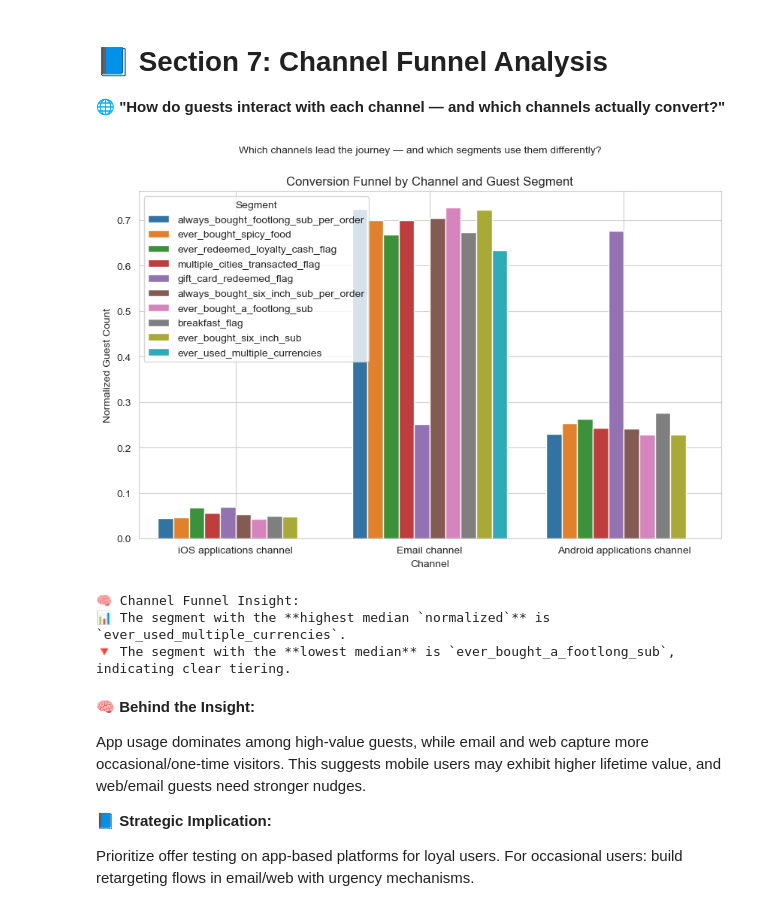
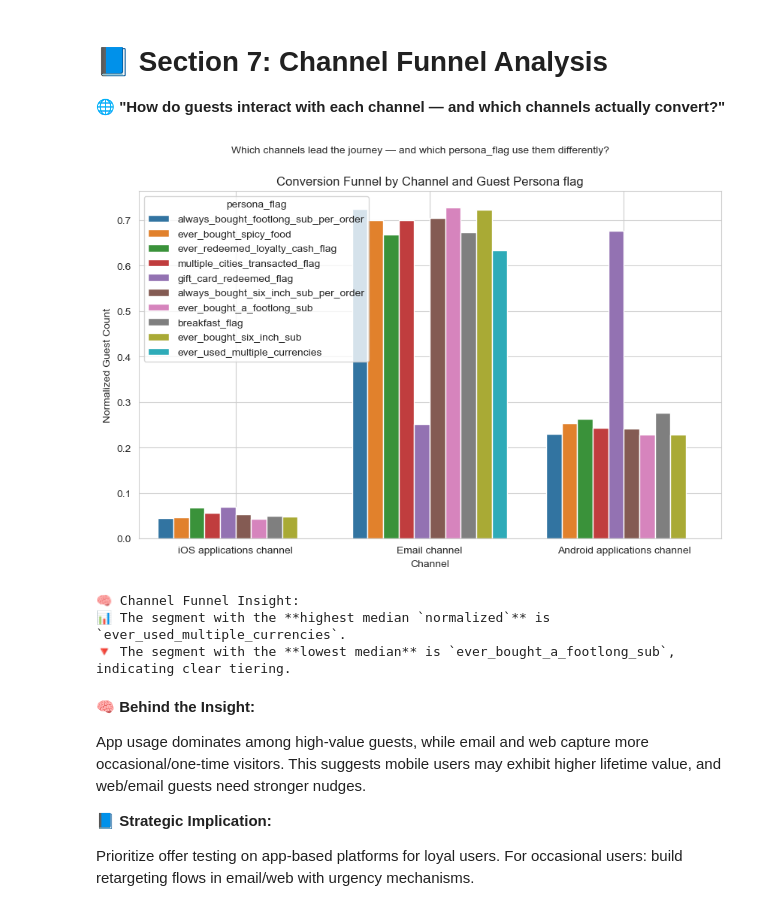
Before and after one commit to MC-Zealot/datamule-python, a Jupyter notebook: nbo/nbo_v2/NBO_EDA_v2.ipynb, the cells around one changed output. Saved outputs shown, nothing was run; the diff lists cells and outputs as text; code cells hidden in the pictures.

```diff
--- a/nbo/nbo_v2/NBO_EDA_v2.ipynb
+++ b/nbo/nbo_v2/NBO_EDA_v2.ipynb
@@ -20,7 +20,7 @@ import datetime as dt
 USE_ID_RESOLUTION = True  # 🔁 Toggle this for deduplicated IDs using payment tokens
 
 # ⚙ Guest spend segmentation cutoffs (in USD)
-SPEND_CUTOFF_HIGH_VALUE = 95
+SPEND_CUTOFF_HIGH_VALUE = 90
 SPEND_CUTOFF_OCCASIONAL = 40
 
 # ⚙ Recency-based segmentation cutoffs (days between visits)
@@ -37,18 +37,16 @@ OFFER_TIERS = {
     "high": 50     # High-tier offer: 50% off
 }
 
-guest_summary_csv_path="/Users/zealot/yizhou/git/datamule-python/nbo/nbo_v2/1_guest_summary.csv"
-guest_segments_csv_path="/Users/zealot/yizhou/git/datamule-python/nbo/nbo_v2/2_guests_segments.csv"
-return_lags_csv_path="/Users/zealot/yizhou/git/datamule-python/nbo/nbo_v2/3_return_lags.csv"
-channel_summary_csv_path="/Users/zealot/yizhou/git/datamule-python/nbo/nbo_v2/4_channel_summary.csv"
-recent_csv_path= "/Users/zealot/yizhou/git/datamule-python/nbo/nbo_v2/5_recency.csv"
+guest_summary_csv_path="1_guest_summary.csv"
+guest_segments_csv_path="2_guests_segments.csv"
+return_lags_csv_path="3_return_lags.csv"
+channel_summary_csv_path="4_channel_summary.csv"
+recency_csv_path= "5_recency.csv"
 
 guest_summary = pd.read_csv(guest_segments_csv_path, parse_dates=["first_seen","last_seen"])
-
-# guest_segments = pd.read_csv(guest_segments_csv_path)
 return_lags = pd.read_csv(return_lags_csv_path, parse_dates=["current_visit","previous_visit"])
 channel_funnel = pd.read_csv(channel_summary_csv_path)
-recent = pd.read_csv(recent_csv_path)
+recency = pd.read_csv(recency_csv_path)
 
 
 def generate_dynamic_insight(data, viz_type, segment_column=None, value_column=None, threshold_info=None):
@@ -407,40 +406,40 @@ We now have a behavior-driven playbook that outlines:
 # 📌FINAL-INTEGRATION NOTE: Channel should reflect last-touch attribution; align this with CRM camp
 #
 # channel_funnel = (
 #     df[df['segment'].isin(COMPARE_SEGMENTS)]
 #     .groupby(['segment', 'channel'])
 #     .agg(visits=('resolved_id', 'nunique'))
 #     .reset_index()
 # )
 
-channel_funnel['segment']=channel_funnel['persona_flag']
+# channel_funnel['segment']=channel_funnel['persona_flag']
 channel_funnel['normalized']=channel_funnel['normalized_share']
 
 # Normalize visit counts within each segment
 # channel_funnel['normalized'] = channel_funnel.groupby('segment')['visits'].transform(lambda x: x / x.sum())
 
 # Plot funnel bar chart
 plt.figure(figsize=(10, 6))
 sns.barplot(data=channel_funnel[channel_funnel['channel'].isin(CHANNEL_PRIORITY)],
-            x='channel', y='normalized', hue='segment')
-plt.title("Conversion Funnel by Channel and Guest Segment")
-plt.suptitle("Which channels lead the journey — and which segments use them differently?", fontsize=10)
+            x='channel', y='normalized', hue='persona_flag')
+plt.title("Conversion Funnel by Channel and Guest Persona flag")
+plt.suptitle("Which channels lead the journey — and which persona_flag use them differently?", fontsize=10)
 plt.xlabel("Channel")
 plt.ylabel("Normalized Guest Count")
 plt.grid(True)
-plt.legend(title="Segment")
+plt.legend(title="persona_flag")
 plt.show()
 
 # 🧠 Channel Funnel Insight (simulated as boxplot-style logic)
 insight_channel = generate_dynamic_insight(
     data=channel_funnel,
     viz_type='boxplot',
-    segment_column='segment',
+    segment_column='persona_flag',
     value_column='normalized'
 )
 print("🧠 Channel Funnel Insight:\n" + insight_channel)
 # %% [output]
-[figure, old version]
+[figure, new version]
 🧠 Channel Funnel Insight:
 📊 The segment with the **highest median `normalized`** is `ever_used_multiple_currencies`.
 🔻 The segment with the **lowest median** is `ever_bought_a_footlong_sub`, indicating clear tiering.
```
Also changed, not shown: parts of 6 cells of this notebook.
